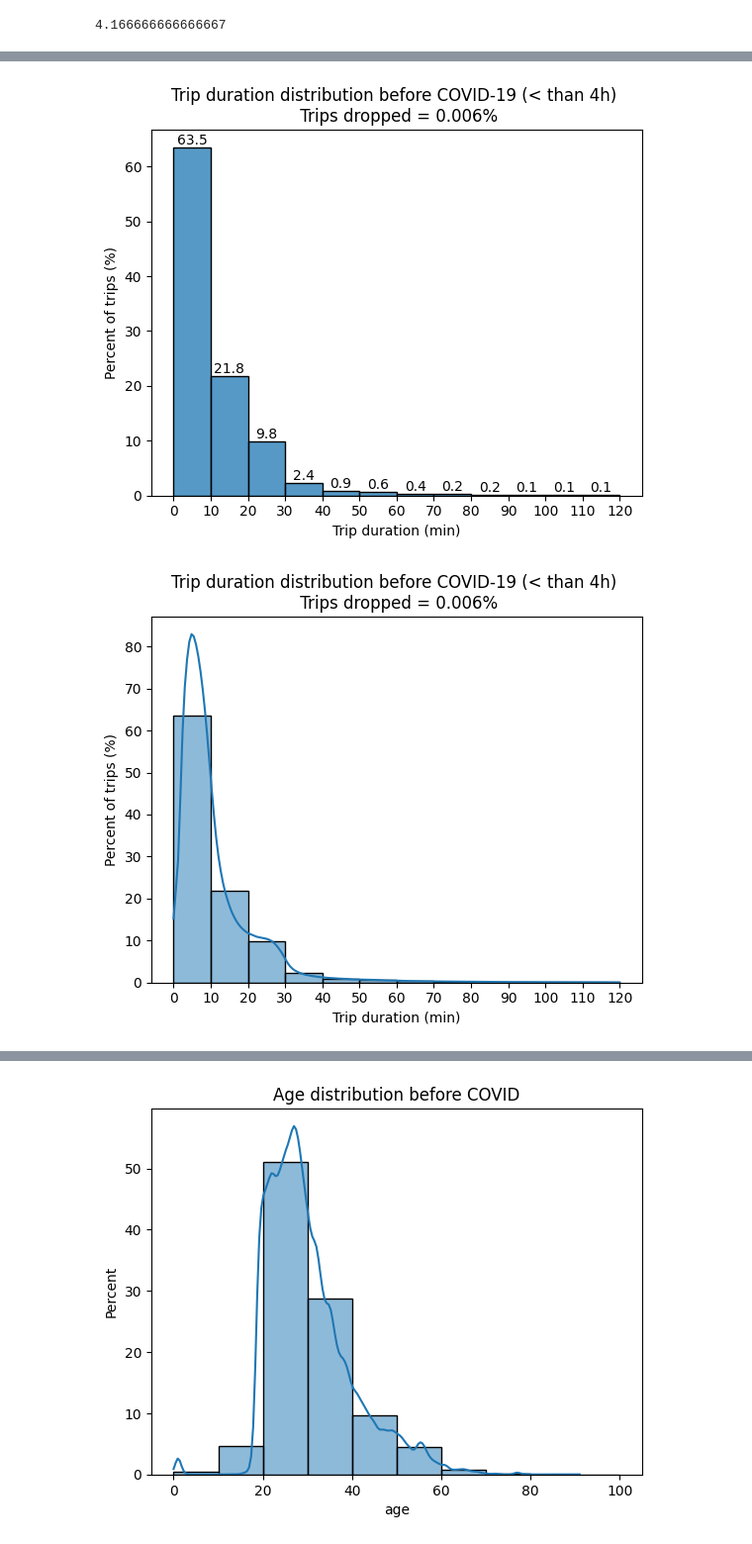
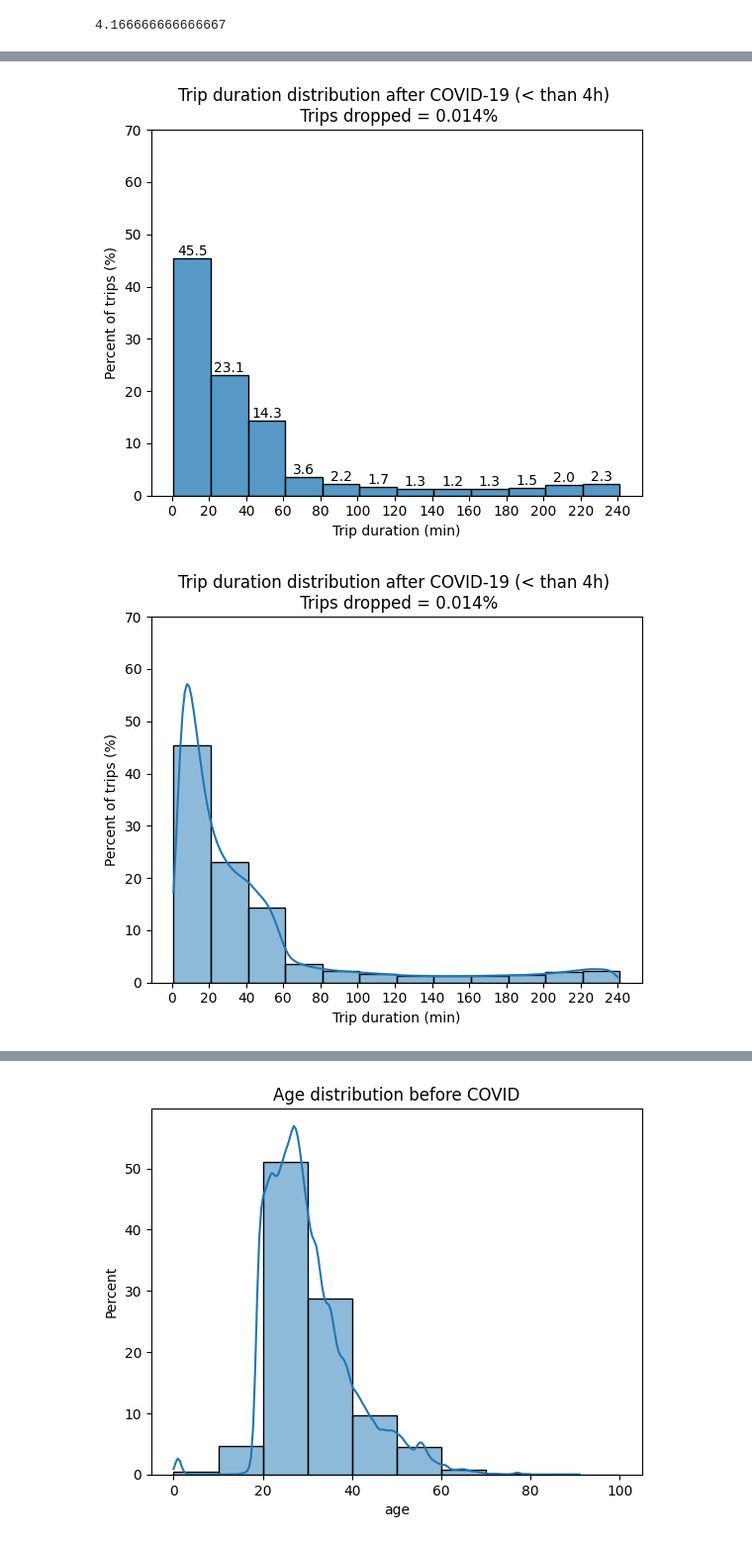
Before and after one commit to anayflima/bss-analysis, a Jupyter notebook: data_analysis/histograms_variables.ipynb, the cells around one changed output, grey strips where cells are left out. Shown at 99% size. Saved outputs shown, nothing was run; the diff lists cells and outputs as text; code cells hidden in the pictures.

Commit message:
feat: Improve some histogram plots

```diff
--- a/data_analysis/histograms_variables.ipynb
+++ b/data_analysis/histograms_variables.ipynb
@@ -183,0 +232,26 @@ import matplotlib.pyplot as plt
+# %%
+from  matplotlib.ticker import FuncFormatter
+fig, ax = plt.subplots()
+fig.set_figwidth(8)
+fig.set_figheight(6)
+
+ax = sns.histplot(data=trips, stat='percent', binwidth=1200)
+for i in ax.containers:
+    ax.bar_label(i,fmt='%.1f', fontsize=13)
+ax.set_xticks(range(0,14401,1200))
+ax.set_ylim(bottom = 0, top = 70)
+ax.xaxis.set_major_formatter(FuncFormatter(lambda x, _: x//60))
+
+ax.set_ylabel('Percent of trips (%)', color='k', fontsize=15, labelpad = 10)
+ax.set_xlabel('Trip duration (min)', color='k', fontsize=15, labelpad = 10)
+
+for label in (ax.get_xticklabels() + ax.get_yticklabels()):
+        label.set_fontsize(12)
+
+plt.title('During pandemic', size=18, pad = 10)
+
+# ax.set(xlabel='Trip duration (min)', ylabel='Percent of trips (%)', fontsize=22)
+# ax.set(title='Trip duration distribution before COVID-19 (< than 4h) \n Trips dropped = {number:.3f}%'.format(number = trips_dropped))
+# ax.set(title='Before pandemic')
+# ax.title.set_fontsize(18)
+# plt.savefig(data_folder + 'charts/histograms/trip_duration_before_covid.png')
@@ -184,22 +272,24 @@ import matplotlib.pyplot as plt
 # %%
 from  matplotlib.ticker import FuncFormatter
 ax = sns.histplot(data=trips, stat='percent', binwidth=1200)
 for i in ax.containers:
     ax.bar_label(i,fmt='%.1f')
 ax.set_xticks(range(0,14401,1200))
-ax.xaxis.set_major_formatter(FuncFormatter(lambda x, _: x//120))
+ax.set_ylim(bottom = 0, top = 70)
+ax.xaxis.set_major_formatter(FuncFormatter(lambda x, _: x//60))
 ax.set(xlabel='Trip duration (min)', ylabel='Percent of trips (%)')
-ax.set(title='Trip duration distribution before COVID-19 (< than 4h) \n Trips dropped = {number:.3f}%'.format(number = trips_dropped))
-plt.savefig(data_folder + 'charts/histograms/trip_duration_before_covid.png')
+ax.set(title='Trip duration distribution after COVID-19 (< than 4h) \n Trips dropped = {number:.3f}%'.format(number = trips_dropped))
+plt.savefig(data_folder + 'charts/histograms/trip_duration_after_covid.png')
 # %% [output]
-[figure, old version]
+[figure, new version]
 # %%
 from  matplotlib.ticker import FuncFormatter
 ax = sns.histplot(data=trips, stat='percent', binwidth=1200, kde=True)
 ax.set_xticks(range(0,14401,1200))
-ax.xaxis.set_major_formatter(FuncFormatter(lambda x, _: x//120))
+ax.xaxis.set_major_formatter(FuncFormatter(lambda x, _: x//60))
+ax.set_ylim(bottom = 0, top = 70)
 ax.set(xlabel='Trip duration (min)', ylabel='Percent of trips (%)')
-ax.set(title='Trip duration distribution before COVID-19 (< than 4h) \n Trips dropped = {number:.3f}%'.format(number = trips_dropped))
-plt.savefig(data_folder + 'charts/histograms/trip_duration_before_covid_kde.png')
+ax.set(title='Trip duration distribution after COVID-19 (< than 4h) \n Trips dropped = {number:.3f}%'.format(number = trips_dropped))
+plt.savefig(data_folder + 'charts/histograms/trip_duration_after_covid_kde.png')
 # %% [output]
-[figure, old version]
+[figure, new version]
```
Also changed, not shown: parts of 24 cells of this notebook.
